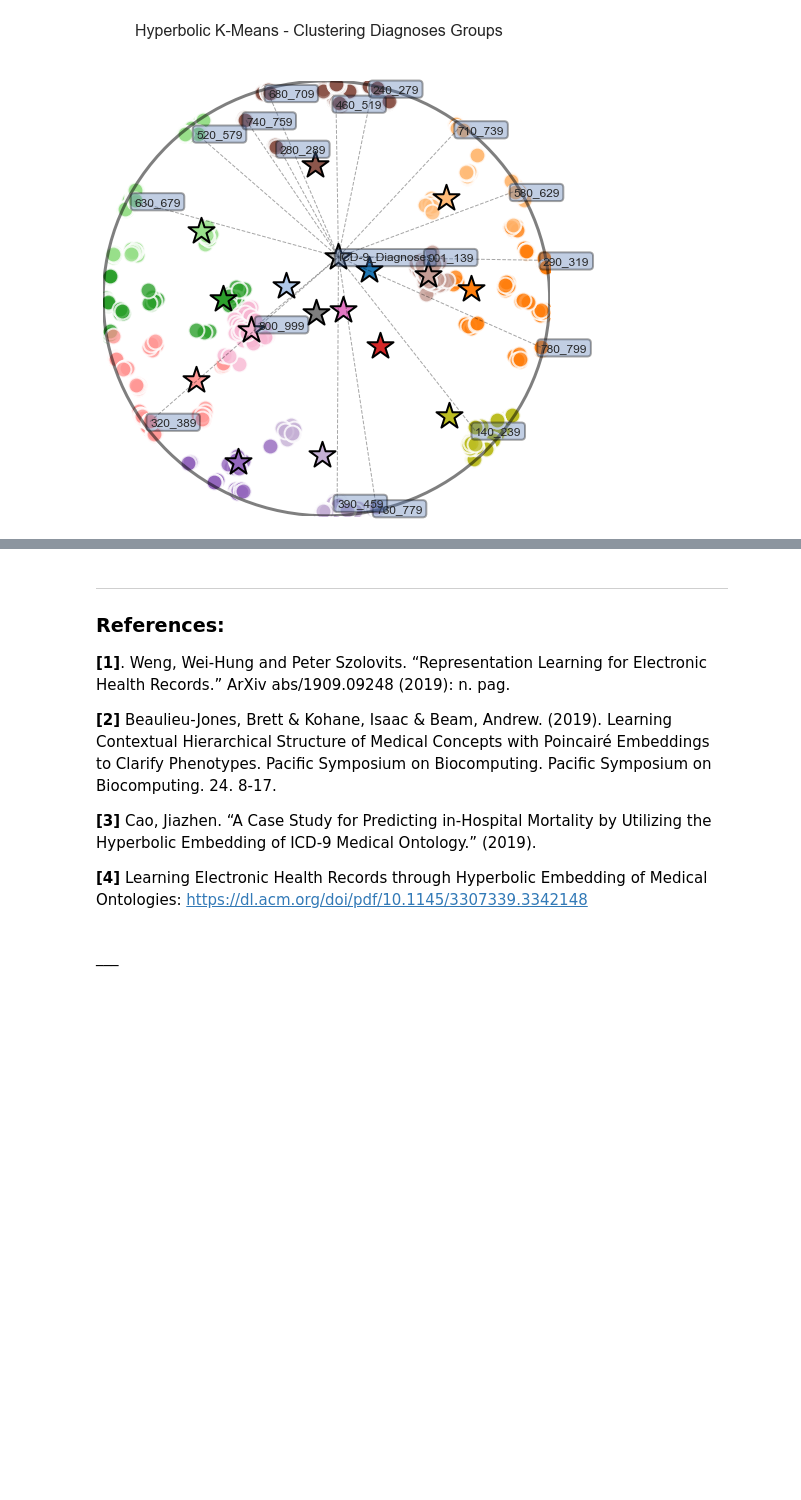
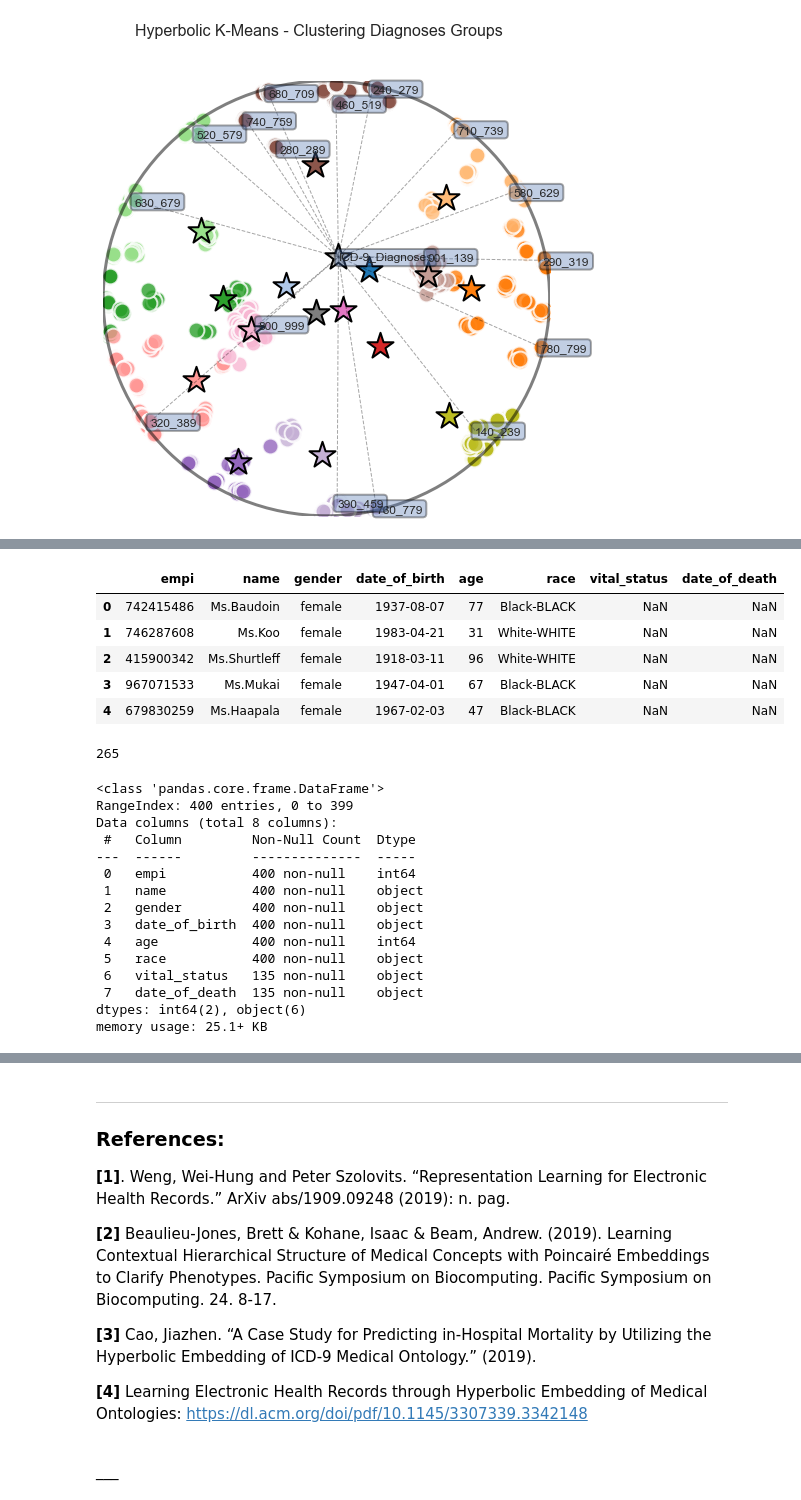
Before and after one commit to drewwilimitis/Hyperbolic-ICD-Embeddings-MIMIC3, a Jupyter notebook: hyperbolic_embedding_ICD9.ipynb, the cells around one changed output, grey strips where cells are left out. Cells and saved outputs as stored; diff of their text form; code cells hidden in the pictures; blank space fills up the shorter version.

```diff
--- a/hyperbolic_embedding_ICD9.ipynb
+++ b/hyperbolic_embedding_ICD9.ipynb
@@ -683,0 +710,28 @@ plot_clusters(emb, labels = hkmeans.assignments, centroids = hkmeans.centroids,
+# %%
+dem = pd.read_csv('data/Harvard EHR Dataset/dem.csv')
+dem.head()
+dem.date_of_death.isna().sum()
+dem.info()
+# %% [output]
+|  | empi | name | gender | date_of_birth | age | race | vital_status | date_of_death |
+| 0 | 742415486 | Ms.Baudoin | female | 1937-08-07 | 77 | Black-BLACK | NaN | NaN |
+| 1 | 746287608 | Ms.Koo | female | 1983-04-21 | 31 | White-WHITE | NaN | NaN |
+| 2 | 415900342 | Ms.Shurtleff | female | 1918-03-11 | 96 | White-WHITE | NaN | NaN |
+| 3 | 967071533 | Ms.Mukai | female | 1947-04-01 | 67 | Black-BLACK | NaN | NaN |
+| 4 | 679830259 | Ms.Haapala | female | 1967-02-03 | 47 | Black-BLACK | NaN | NaN |
+265
+<class 'pandas.core.frame.DataFrame'>
+RangeIndex: 400 entries, 0 to 399
+Data columns (total 8 columns):
+ #   Column         Non-Null Count  Dtype
+---  ------         --------------  -----
+ 0   empi           400 non-null    int64
+ 1   name           400 non-null    object
+ 2   gender         400 non-null    object
+ 3   date_of_birth  400 non-null    object
+ 4   age            400 non-null    int64
+ 5   race           400 non-null    object
+ 6   vital_status   135 non-null    object
+ 7   date_of_death  135 non-null    object
+dtypes: int64(2), object(6)
+memory usage: 25.1+ KB
```
Also changed, not shown: parts of 3 cells of this notebook.
